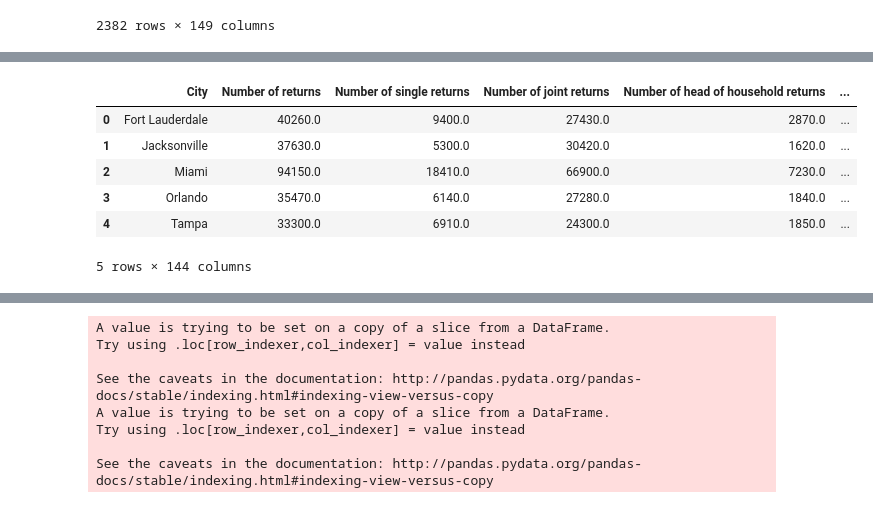
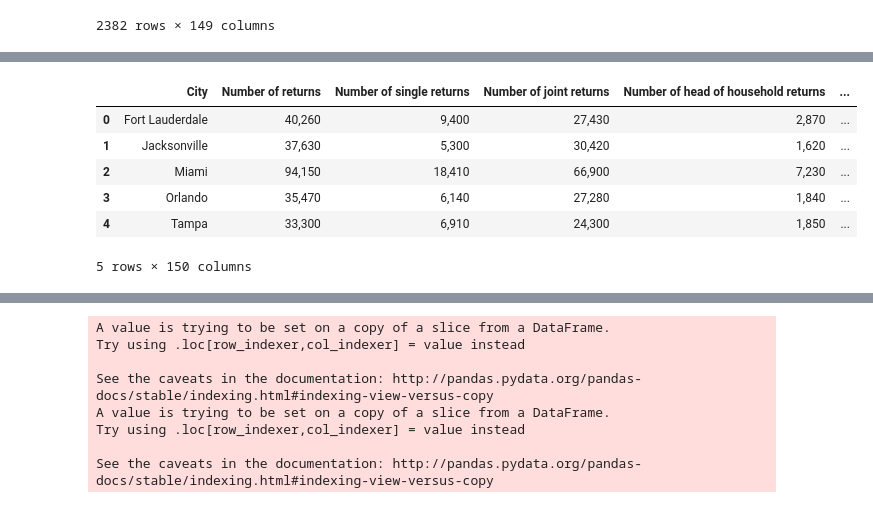
Before and after one commit to Sbrown146/Project1, a Jupyter notebook: Project Data Final Code Template.ipynb, the cells around one changed output, grey strips where cells are left out. Cells and saved outputs as stored; diff of their text form; code cells hidden in the pictures.

```diff
--- a/Project Data Final Code Template.ipynb
+++ b/Project Data Final Code Template.ipynb
@@ -474,37 +533,65 @@ fig
 # %%
 # Question 3.
 # Upper Income on a heat map.
 # Same top 5 as Question 2.
 
 Upper_bracket=Florida_cities.loc[ \
 (Florida_cities["Number of returns"]>30000) &
 (Florida_cities["Size of adjusted gross income"]!="Under 25,000") & \
 (Florida_cities["Size of adjusted gross income"]!="25,000 to 50,000") & \
 (Florida_cities["Size of adjusted gross income"]!="50,000 to 75,000") & \
 (Florida_cities["Size of adjusted gross income"]!="75,000 to 100,000"),:
 ]
 
 
 
 Upper_bracket=Upper_bracket.groupby(["City"]).sum().reset_index()
 
-Upper_bracket_display=Upper_bracket.copy()
+Upper_bracket_front=Upper_bracket["City"]
 
-for col in Upper_bracket_display.columns:
-    if "Amount" in col:
-        Upper_bracket_display[col]= Upper_bracket_display[col]*1000
-        Upper_bracket_display[col]= \
-            Upper_bracket_display[col].astype(float).map("${:0.0f}".format)
+Upper_bracket_columns=Florida_cities.columns
+
+
+Upper_bracket_rest=Upper_bracket.drop(["City"], axis=1)
+
+
+Upper_bracket_amount=[col for col in Upper_bracket_rest.columns if 'Amount' in col]
+Upper_bracket_returns=[col for col in Upper_bracket_rest.columns if 'returns' in col]
+
+Upper_bracket_amount=Upper_bracket_rest[Upper_bracket_amount]
+Upper_bracket_returns=Upper_bracket_rest[Upper_bracket_returns]
+
+Upper_bracket_returns=Upper_bracket_returns.applymap('{:0,.0f}'.format)
+Upper_bracket_amount=Upper_bracket_amount.applymap('${:0,.0f}'.format)
+
+
+Upper_bracket_final=pd.concat([ \
+    Upper_bracket_amount, Upper_bracket_returns], axis=1)
+
+
+Upper_bracket_final=pd.concat([ \
+            Upper_bracket_final, Upper_bracket_front], axis=1)
+
+
+
+Upper_bracket_final=Upper_bracket_final[Upper_bracket.columns]
+
+
+
+
+Upper_bracket_display=Upper_bracket_final.copy()
+
+
 
 Upper_bracket_display
 # %% [output]
 |  | City | Number of returns | Number of single returns | Number of joint returns | Number of head of household returns | ... |
-| 0 | Fort Lauderdale | 40260.0 | 9400.0 | 27430.0 | 2870.0 | ... |
-| 1 | Jacksonville | 37630.0 | 5300.0 | 30420.0 | 1620.0 | ... |
-| 2 | Miami | 94150.0 | 18410.0 | 66900.0 | 7230.0 | ... |
-| 3 | Orlando | 35470.0 | 6140.0 | 27280.0 | 1840.0 | ... |
-| 4 | Tampa | 33300.0 | 6910.0 | 24300.0 | 1850.0 | ... |
+| 0 | Fort Lauderdale | 40,260 | 9,400 | 27,430 | 2,870 | ... |
+| 1 | Jacksonville | 37,630 | 5,300 | 30,420 | 1,620 | ... |
+| 2 | Miami | 94,150 | 18,410 | 66,900 | 7,230 | ... |
+| 3 | Orlando | 35,470 | 6,140 | 27,280 | 1,840 | ... |
+| 4 | Tampa | 33,300 | 6,910 | 24,300 | 1,850 | ... |
-5 rows × 144 columns
+5 rows × 150 columns
 # %%
 # Question 3 Heat map.
 # No surprise that the same top 5 are all hit on the heat map.
```
Also changed, not shown: parts of 4 cells of this notebook, 3 other files.
